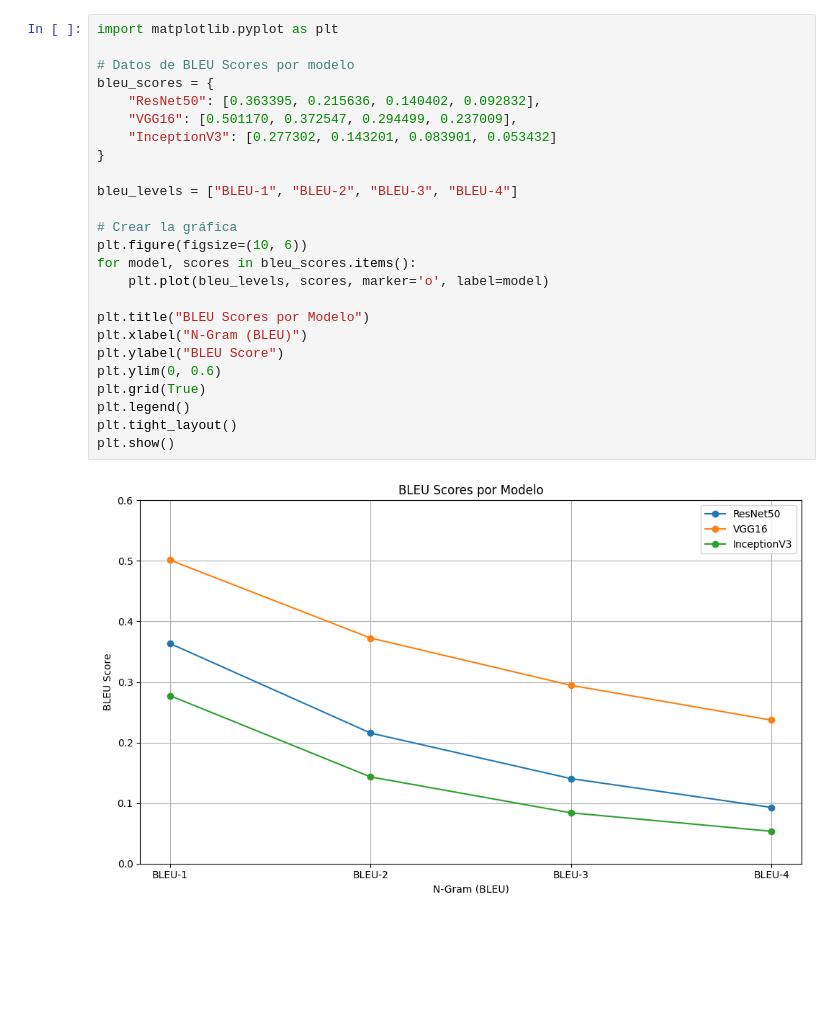
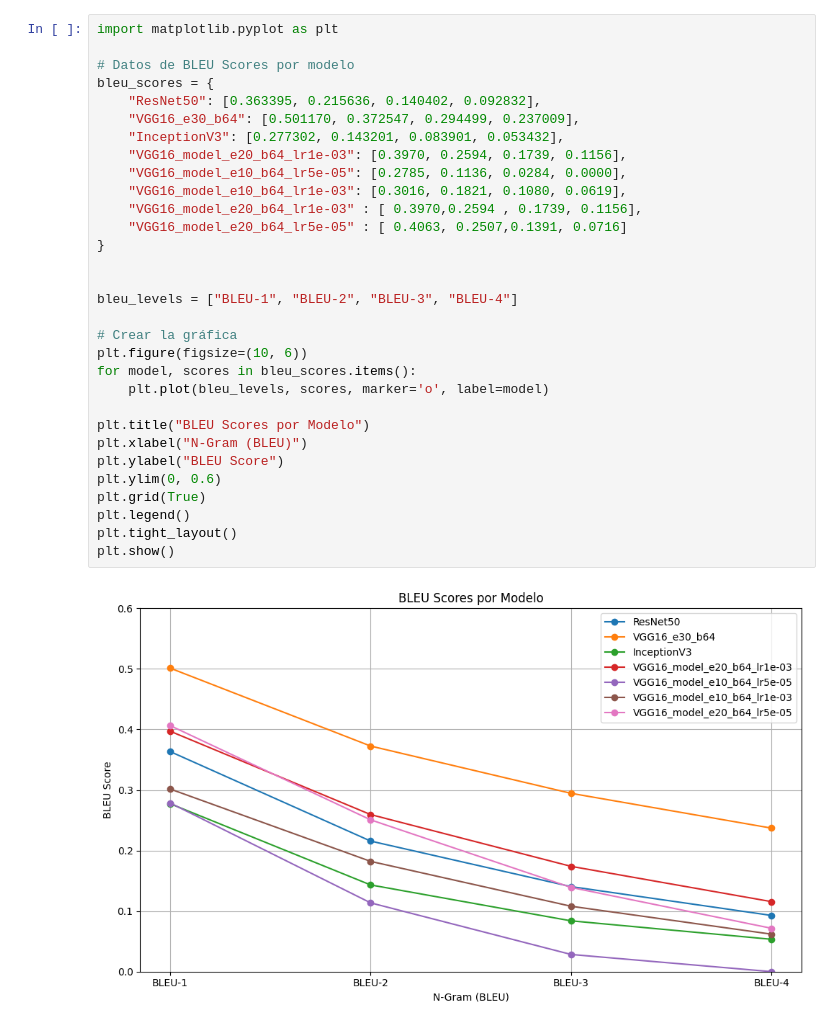
Before and after one commit to juankquintana/deep_learning, a Jupyter notebook: Semana 8 Proyecto/ComparacionModelos.ipynb, the cells around one changed output. Cells and saved outputs as stored; diff of their text form; blank space fills up the shorter version.

Commit message:
Modelos 30 epocas

```diff
--- a/Semana 8 Proyecto/ComparacionModelos.ipynb
+++ b/Semana 8 Proyecto/ComparacionModelos.ipynb
@@ -1,27 +1,33 @@
 # %%
 import matplotlib.pyplot as plt
 
 # Datos de BLEU Scores por modelo
 bleu_scores = {
     "ResNet50": [0.363395, 0.215636, 0.140402, 0.092832],
-    "VGG16": [0.501170, 0.372547, 0.294499, 0.237009],
-    "InceptionV3": [0.277302, 0.143201, 0.083901, 0.053432]
+    "VGG16_e30_b64": [0.501170, 0.372547, 0.294499, 0.237009],
+    "InceptionV3": [0.277302, 0.143201, 0.083901, 0.053432],
+    "VGG16_model_e20_b64_lr1e-03": [0.3970, 0.2594, 0.1739, 0.1156],
+    "VGG16_model_e10_b64_lr5e-05": [0.2785, 0.1136, 0.0284, 0.0000],
+    "VGG16_model_e10_b64_lr1e-03": [0.3016, 0.1821, 0.1080, 0.0619],
+    "VGG16_model_e20_b64_lr1e-03" : [ 0.3970,0.2594 , 0.1739, 0.1156],
+    "VGG16_model_e20_b64_lr5e-05" : [ 0.4063, 0.2507,0.1391, 0.0716]
 }
+
 
 bleu_levels = ["BLEU-1", "BLEU-2", "BLEU-3", "BLEU-4"]
 
 # Crear la gráfica
 plt.figure(figsize=(10, 6))
 for model, scores in bleu_scores.items():
     plt.plot(bleu_levels, scores, marker='o', label=model)
 
 plt.title("BLEU Scores por Modelo")
 plt.xlabel("N-Gram (BLEU)")
 plt.ylabel("BLEU Score")
 plt.ylim(0, 0.6)
 plt.grid(True)
 plt.legend()
 plt.tight_layout()
 plt.show()
 # %% [output]
-[figure, old version]
+[figure, new version]
```
Also changed, not shown: 3 other files.
